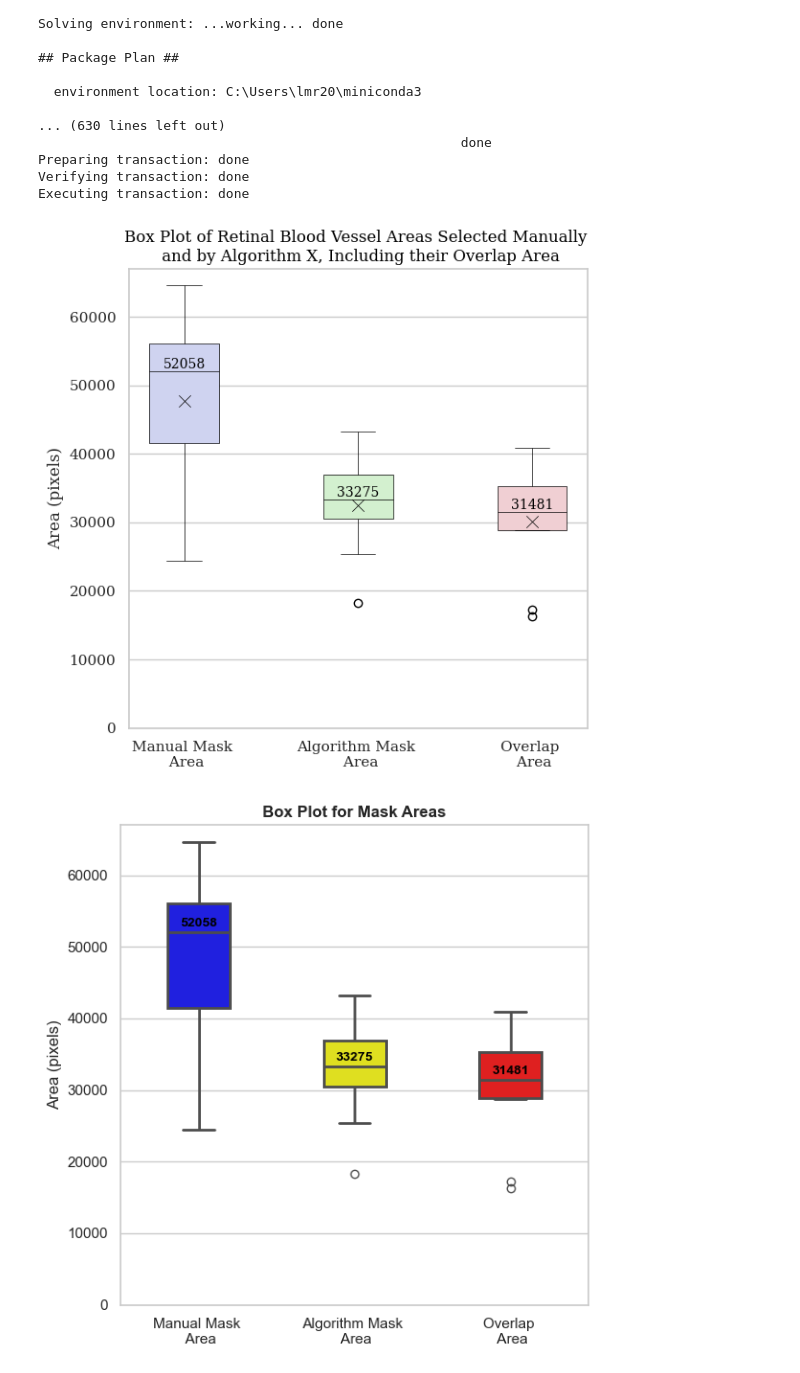
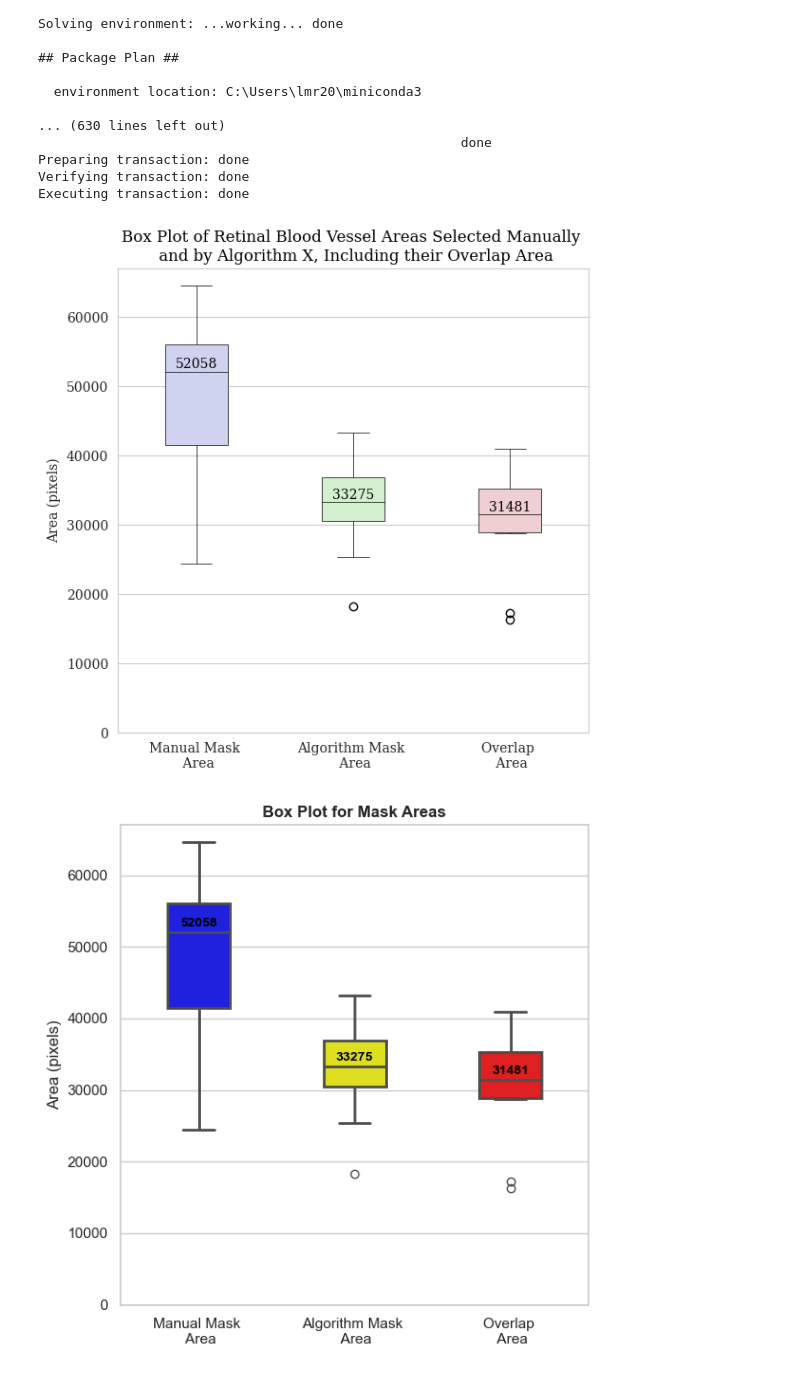
Before and after one commit to SPS-SP2273/learning-portfolio-2025-january-lmr73, a Jupyter notebook: 2271 plotting/MA1 Data-20250120T015956Z-001(1)/MA1 Data/2271 code_real.ipynb, the cells around one changed output. Drawn from its saved outputs; the diff is of its cells as text; code cells hidden in the pictures.

```diff
--- a/2271 plotting/MA1 Data-20250120T015956Z-001(1)/MA1 Data/2271 code_real.ipynb
+++ b/2271 plotting/MA1 Data-20250120T015956Z-001(1)/MA1 Data/2271 code_real.ipynb
@@ -88,37 +88,37 @@ sns.boxplot(data=[manual_mask_area, algorithm_mask_area, overlap_area], ax=ax, w
 # Set the labels for the box plot
 ax.set_xticks([0, 1, 2])  # positions of the boxes
 ax.set_xticklabels(['Manual Mask \n Area', 'Algorithm Mask \n Area', 'Overlap \n Area'])
 ax.set_ylabel('Area (pixels)')
 ax.set_title('Box Plot of Retinal Blood Vessel Areas Selected Manually \n and by Algorithm X, Including their Overlap Area', fontweight='normal', color='black')
 
 # Set the y-axis to start from 0
 ax.set_ylim(bottom=0)
 
 # Add median annotations outside the boxes
 for i, dataset in enumerate([manual_mask_area, algorithm_mask_area, overlap_area]):
     median_value = np.median(dataset)
     # Position the median just outside the top of the box
     ax.text(i, median_value + 2000, f'{median_value:.0f}', ha='center', va='top', fontweight='normal', color='black', fontsize=10)
 
 # Add "X" marks for mean values inside the boxes
-mean_values = [np.mean(manual_mask_area), np.mean(algorithm_mask_area), np.mean(overlap_area)]
-for i, mean in enumerate(mean_values):
-    ax.scatter(i, mean, color='black', marker='x', linewidth=0.5, s=80, zorder=3)  # Place 'X' at the mean
+#mean_values = [np.mean(manual_mask_area), np.mean(algorithm_mask_area), np.mean(overlap_area)]
+#for i, mean in enumerate(mean_values):
+    #ax.scatter(i, mean, color='black', marker='x', linewidth=0.5, s=80, zorder=3)  # Place 'X' at the mean
 
 # Customize box outline and fill colors
 for i, patch in enumerate(ax.artists):
     # Set the fill color with transparency
     patch.set_facecolor(box_colors[i])  # Set the fill color to transparent version
     patch.set_edgecolor('black')  # Set solid outline color (black)
     patch.set_linewidth(2)  # Set solid border width
 
 plt.savefig('box_plot_final_ugly.png', dpi=300, bbox_inches='tight', pad_inches=1)
 
 # Display the plot with both the box plot and the table
 plt.tight_layout()
 plt.show()
 # %% [output]
-[figure, old version]
+[figure, new version]
 # %%
 import numpy as np
 import matplotlib.pyplot as plt
```
Also changed, not shown: 1 other file.
